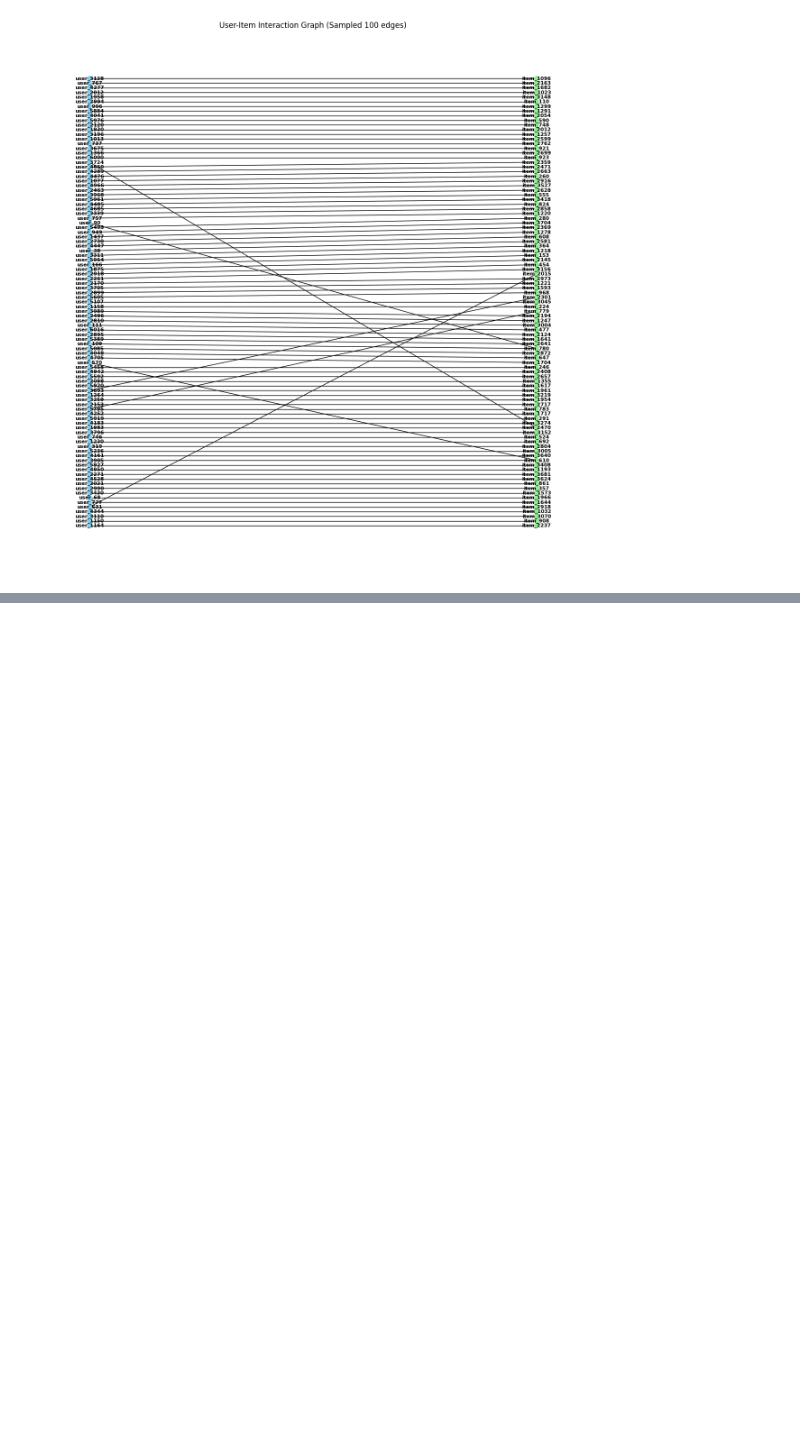
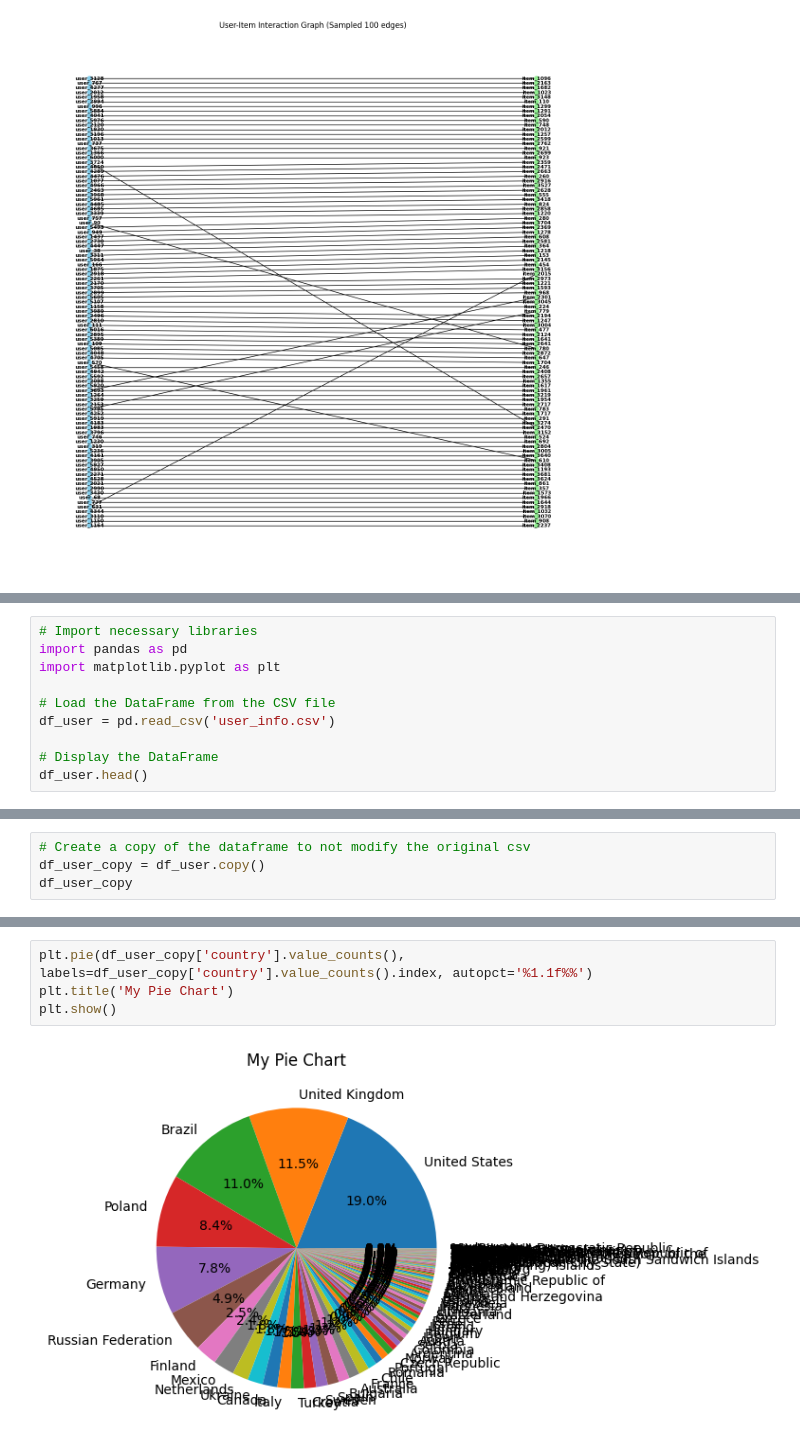
Before and after one commit to ayalaa04/BiasedUserHistorySynthesisFork, a Jupyter notebook: viz.ipynb, the cells around one changed output, grey strips where cells are left out. Saved outputs shown, nothing was run; the diff lists cells and outputs as text; blank space fills up the shorter version.

```diff
--- a/viz.ipynb
+++ b/viz.ipynb
@@ -99,0 +102,10 @@ visualize_interaction_graph(igraph, sample_size=100)
+# %%
+# Import necessary libraries
+import pandas as pd
+import matplotlib.pyplot as plt
+
+# Load the DataFrame from the CSV file
+df_user = pd.read_csv('user_info.csv')
+
+# Display the DataFrame
+df_user.head()
@@ -99,0 +119,4 @@ visualize_interaction_graph(igraph, sample_size=100)
+# %%
+# Create a copy of the dataframe to not modify the original csv
+df_user_copy = df_user.copy()
+df_user_copy
@@ -99,0 +267,6 @@ visualize_interaction_graph(igraph, sample_size=100)
+# %%
+plt.pie(df_user_copy['country'].value_counts(), labels=df_user_copy['country'].value_counts().index, autopct='%1.1f%%')
+plt.title('My Pie Chart')
+plt.show()
+# %% [output]
+[figure, added]
```
Also changed, not shown: parts of 13 cells of this notebook, 13 other files.
